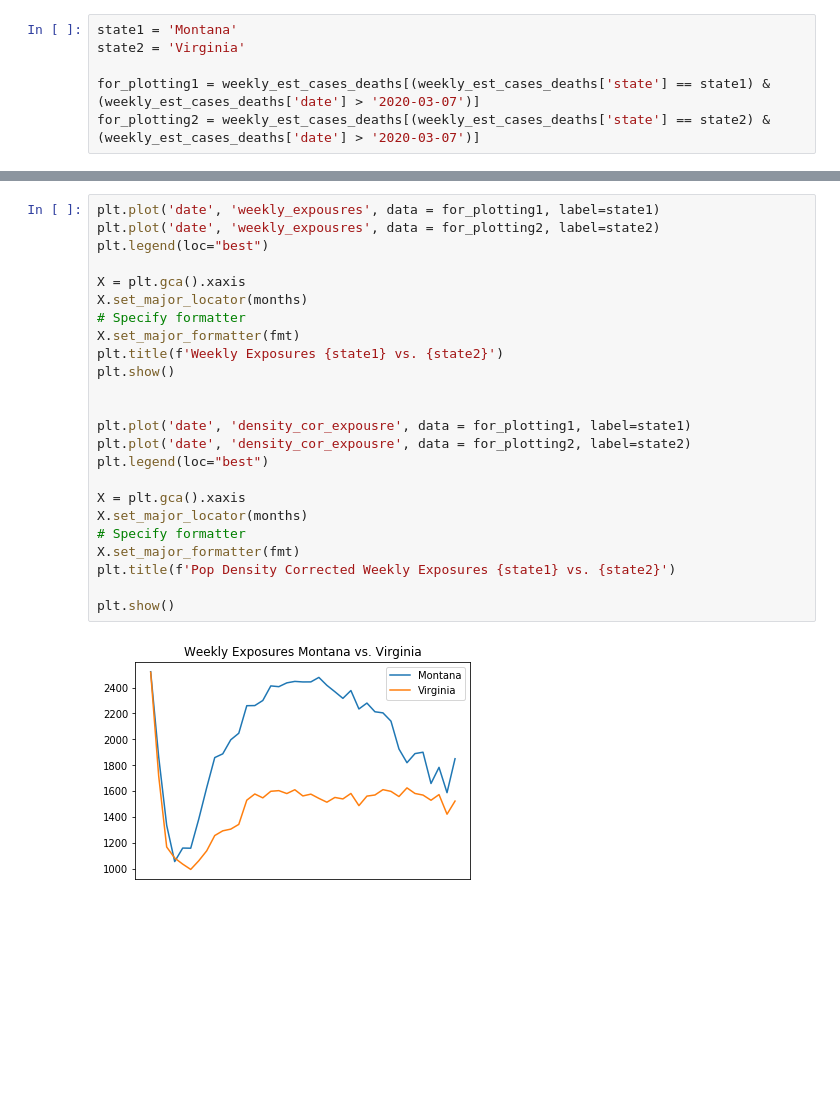
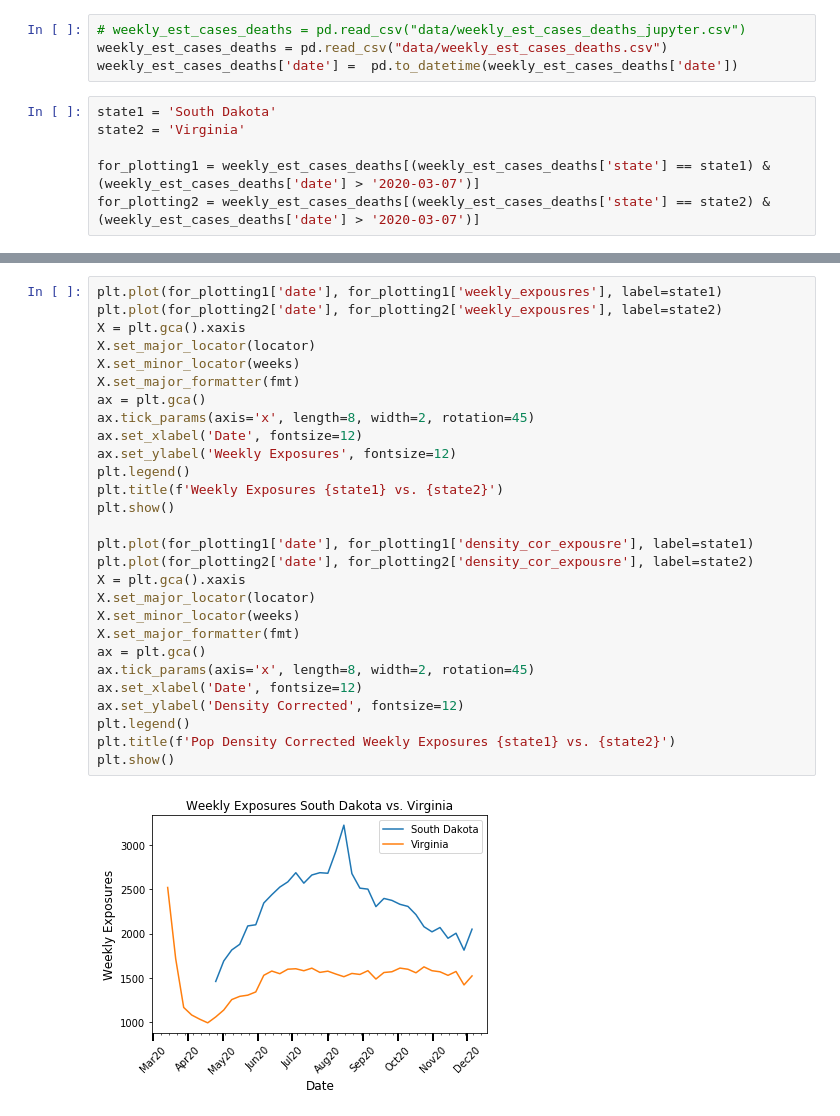
Before and after one commit to robbdunlap/covid_app, a Jupyter notebook: graphs_only.ipynb, the cells around one changed output, grey strips where cells are left out. Cells and saved outputs as stored; diff of their text form; blank space fills up the shorter version.

```diff
--- a/graphs_only.ipynb
+++ b/graphs_only.ipynb
@@ -7,5 +6,9 @@ weekly_est_cases_deaths = pd.read_csv("data/weekly_est_cases_deaths.csv")
+# %%
+# weekly_est_cases_deaths = pd.read_csv("data/weekly_est_cases_deaths_jupyter.csv")
+weekly_est_cases_deaths = pd.read_csv("data/weekly_est_cases_deaths.csv")
+weekly_est_cases_deaths['date'] =  pd.to_datetime(weekly_est_cases_deaths['date'])
 # %%
-state1 = 'Montana'
+state1 = 'South Dakota'
 state2 = 'Virginia'
 
 for_plotting1 = weekly_est_cases_deaths[(weekly_est_cases_deaths['state'] == state1) & (weekly_est_cases_deaths['date'] > '2020-03-07')]
@@ -177,26 +108,30 @@ plt.show()
 # %%
-plt.plot('date', 'weekly_expousres', data = for_plotting1, label=state1)
-plt.plot('date', 'weekly_expousres', data = for_plotting2, label=state2)
-plt.legend(loc="best")
-
+plt.plot(for_plotting1['date'], for_plotting1['weekly_expousres'], label=state1)
+plt.plot(for_plotting2['date'], for_plotting2['weekly_expousres'], label=state2)
 X = plt.gca().xaxis
-X.set_major_locator(months)
-# Specify formatter
+X.set_major_locator(locator)
+X.set_minor_locator(weeks)
 X.set_major_formatter(fmt)
+ax = plt.gca()
+ax.tick_params(axis='x', length=8, width=2, rotation=45)
+ax.set_xlabel('Date', fontsize=12)
+ax.set_ylabel('Weekly Exposures', fontsize=12)
+plt.legend()
 plt.title(f'Weekly Exposures {state1} vs. {state2}')
 plt.show()
 
-
-plt.plot('date', 'density_cor_expousre', data = for_plotting1, label=state1)
-plt.plot('date', 'density_cor_expousre', data = for_plotting2, label=state2)
-plt.legend(loc="best")
-
+plt.plot(for_plotting1['date'], for_plotting1['density_cor_expousre'], label=state1)
+plt.plot(for_plotting2['date'], for_plotting2['density_cor_expousre'], label=state2)
 X = plt.gca().xaxis
-X.set_major_locator(months)
-# Specify formatter
+X.set_major_locator(locator)
+X.set_minor_locator(weeks)
 X.set_major_formatter(fmt)
+ax = plt.gca()
+ax.tick_params(axis='x', length=8, width=2, rotation=45)
+ax.set_xlabel('Date', fontsize=12)
+ax.set_ylabel('Density Corrected', fontsize=12)
+plt.legend()
 plt.title(f'Pop Density Corrected Weekly Exposures {state1} vs. {state2}')
-
 plt.show()
 # %% [output]
-[figure, old version]
+[figure, new version]
```
Also changed, not shown: parts of 18 cells of this notebook, 1 other file.
